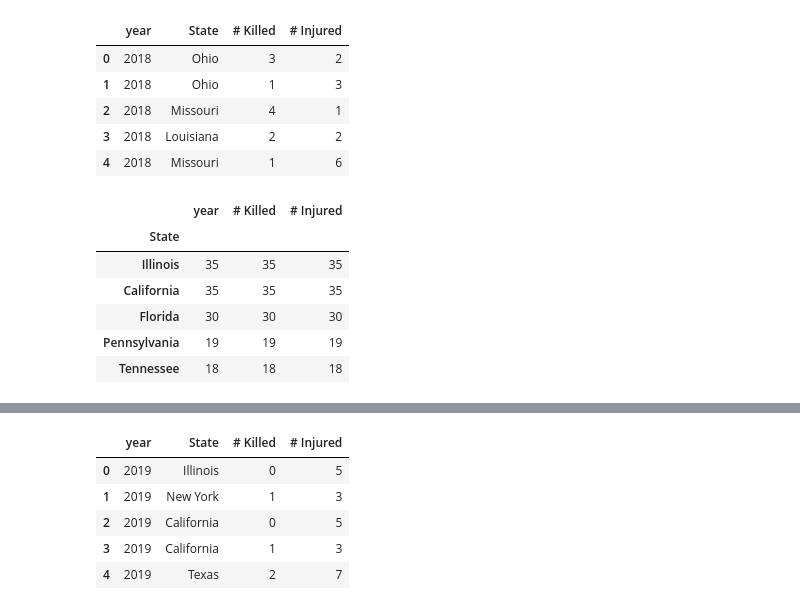
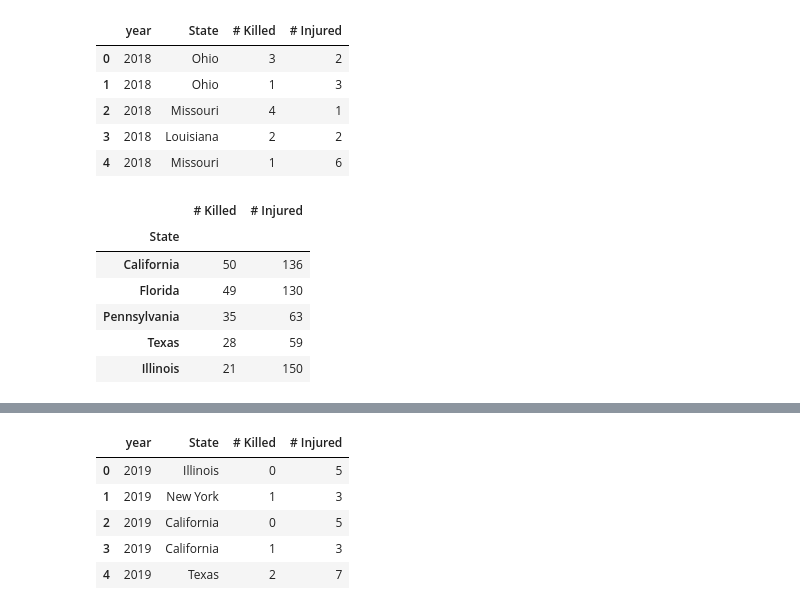
Before and after one commit to RSGDATA/ETL_project, a Jupyter notebook: us_mass_shootings.ipynb, the cells around one changed output, grey strips where cells are left out. Saved outputs shown, nothing was run; the diff lists cells and outputs as text; code cells hidden in the pictures.

```diff
--- a/us_mass_shootings.ipynb
+++ b/us_mass_shootings.ipynb
@@ -170,13 +182,13 @@ df_2018.head()
 | 3 | 2018 | Louisiana | 2 | 2 |
 | 4 | 2018 | Missouri | 1 | 6 |
 # %%
-df_clean18=df_2018.groupby('State').count().sort_values(['# Killed'], ascending=False)
+df_clean18=df_2018.groupby('State').sum().sort_values(['# Killed'], ascending=False)
 df_clean18.head()
 # %% [output]
-|  | year | # Killed | # Injured |
-| State |  |  |  |
-| Illinois | 35 | 35 | 35 |
-| California | 35 | 35 | 35 |
-| Florida | 30 | 30 | 30 |
-| Pennsylvania | 19 | 19 | 19 |
-| Tennessee | 18 | 18 | 18 |
+|  | # Killed | # Injured |
+| State |  |  |
+| California | 50 | 136 |
+| Florida | 49 | 130 |
+| Pennsylvania | 35 | 63 |
+| Texas | 28 | 59 |
+| Illinois | 21 | 150 |
```
Also changed, not shown: parts of 12 cells of this notebook.
